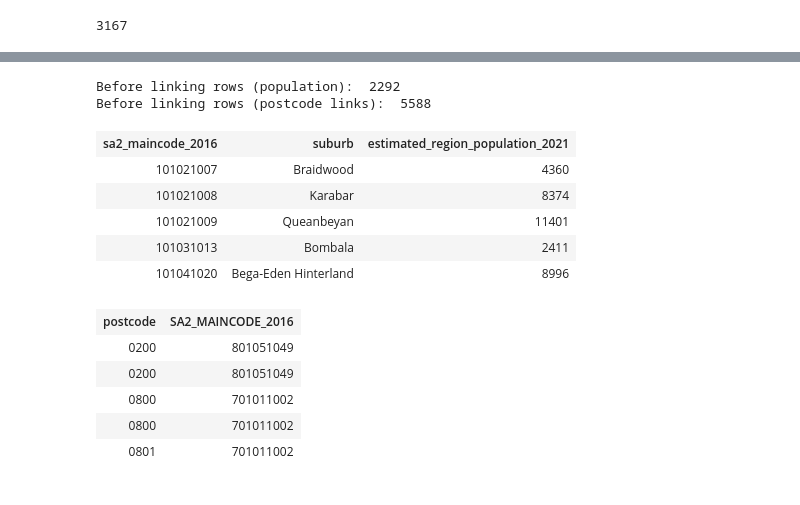
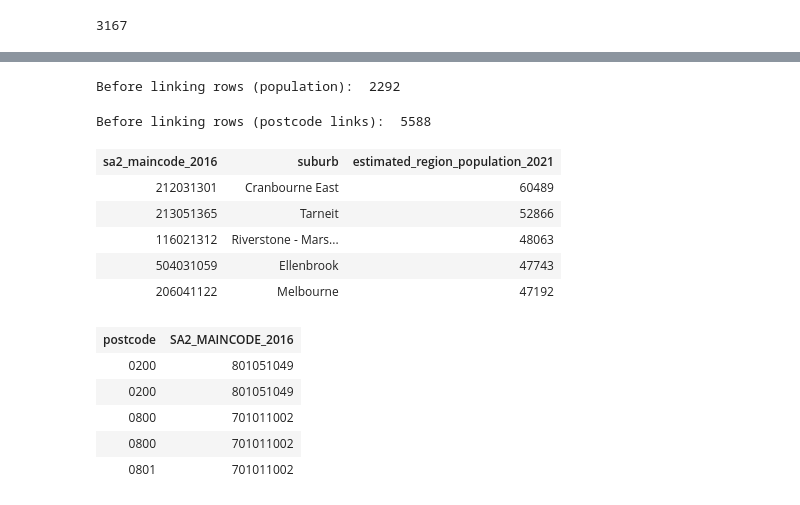
Before and after one commit to MAST30034-Applied-Data-Science/generic-buy-now-pay-later-project-group-56-bnlp, a Jupyter notebook: notebooks/personal_nb/noah_nb.ipynb, the cells around one changed output, grey strips where cells are left out. Saved outputs shown, nothing was run; the diff lists cells and outputs as text; code cells hidden in the pictures.

```diff
--- a/notebooks/personal_nb/noah_nb.ipynb
+++ b/notebooks/personal_nb/noah_nb.ipynb
@@ -206,17 +206,17 @@ population = population_preprocess(population)
 # %%
 print("Before linking rows (population): " , population.count())
 print("Before linking rows (postcode links): " , link.count())
 #population.head(5)
-population.limit(5)
+population.orderBy(F.col('estimated_region_population_2021').desc()).limit(5)
 # %% [output]
 Before linking rows (population):  2292
-Before linking rows (postcode links):  5588
+Before linking rows (postcode links):  5588
 | sa2_maincode_2016 | suburb | estimated_region_population_2021 |
-| 101021007 | Braidwood | 4360 |
-| 101021008 | Karabar | 8374 |
-| 101021009 | Queanbeyan | 11401 |
-| 101031013 | Bombala | 2411 |
-| 101041020 | Bega-Eden Hinterland | 8996 |
+| 212031301 | Cranbourne East | 60489 |
+| 213051365 | Tarneit | 52866 |
+| 116021312 | Riverstone - Mars... | 48063 |
+| 504031059 | Ellenbrook | 47743 |
+| 206041122 | Melbourne | 47192 |
 # %%
 link.limit(5)
 # %% [output]
```
Also changed, not shown: parts of 8 cells of this notebook.
